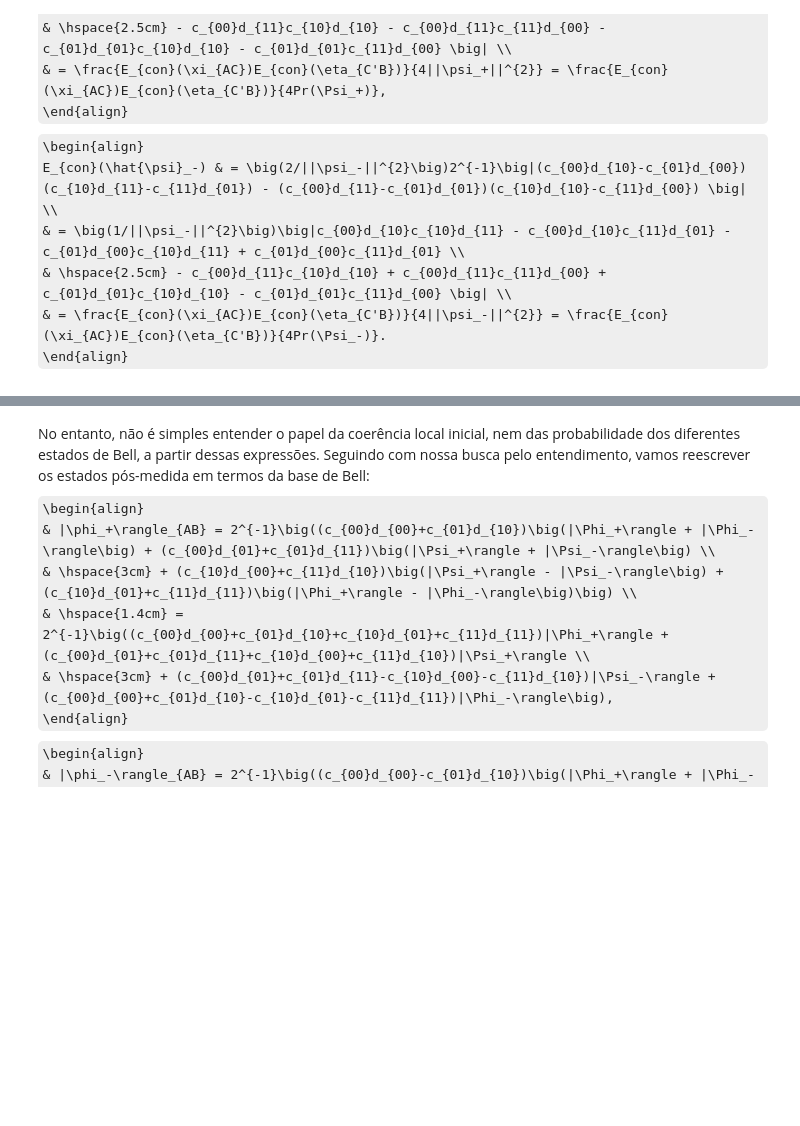
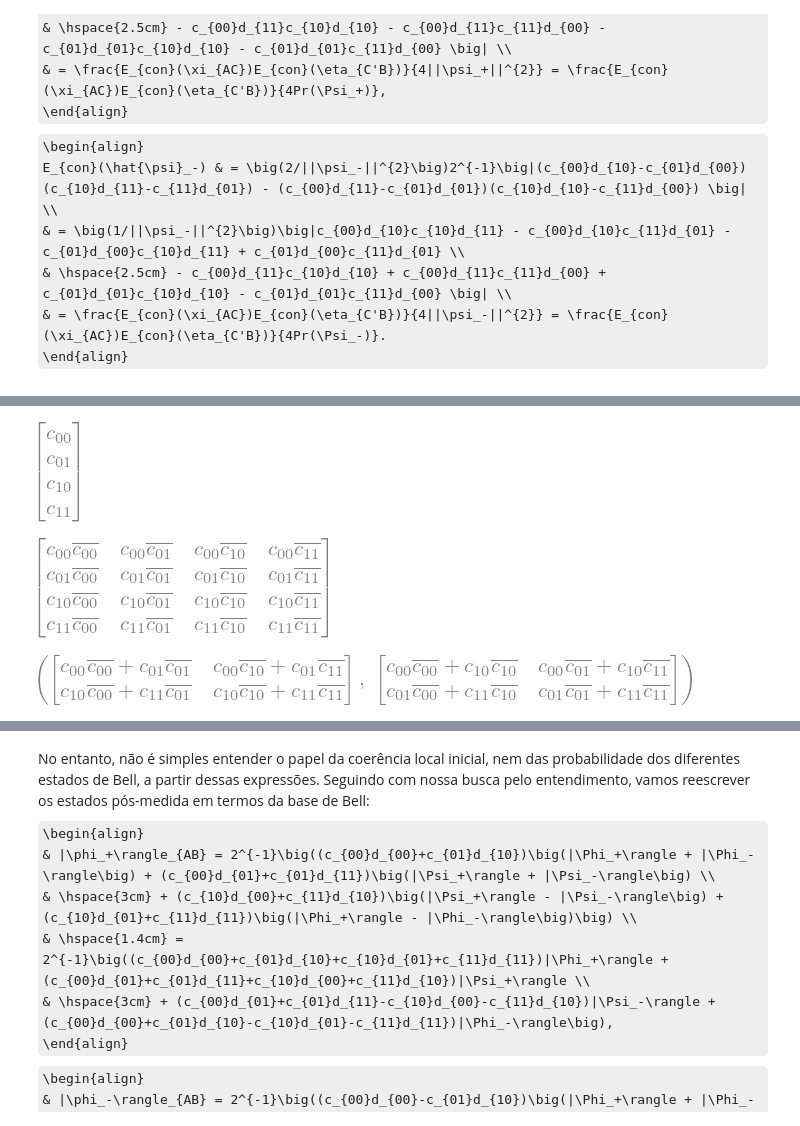
Before and after one commit to abbarreto/qiskit3, a Jupyter notebook: 02_entanglement_swap_coeh_pred.ipynb, the cells around one changed output, grey strips where cells are left out. Cells and saved outputs as stored; diff of their text form; code cells hidden in the pictures; some formulas as TeX source; blank space fills up the shorter version.

```diff
--- a/02_entanglement_swap_coeh_pred.ipynb
+++ b/02_entanglement_swap_coeh_pred.ipynb
@@ -89,0 +102,14 @@ Fazer o cálculo de $P$ e $C$ para estados gerais de um qubit
+# %%
+c00,c01,c10,c11 = symbols('c_{00} c_{01} c_{10} c_{11}')
+psiAB = Matrix([[c00],[c01],[c10],[c11]]); psiAB
+# %% [output]
+[figure, added]
+# %%
+rhoAB = psiAB*conjugate(psiAB.T); rhoAB
+# %% [output]
+[figure, added]
+# %%
+rhoA = ptraceB(2,2,rhoAB); rhoB = ptraceA(2,2,rhoAB)
+rhoA, rhoB
+# %% [output]
+[figure, added]
```
Also changed, not shown: parts of 40 cells of this notebook, 1 other file.
